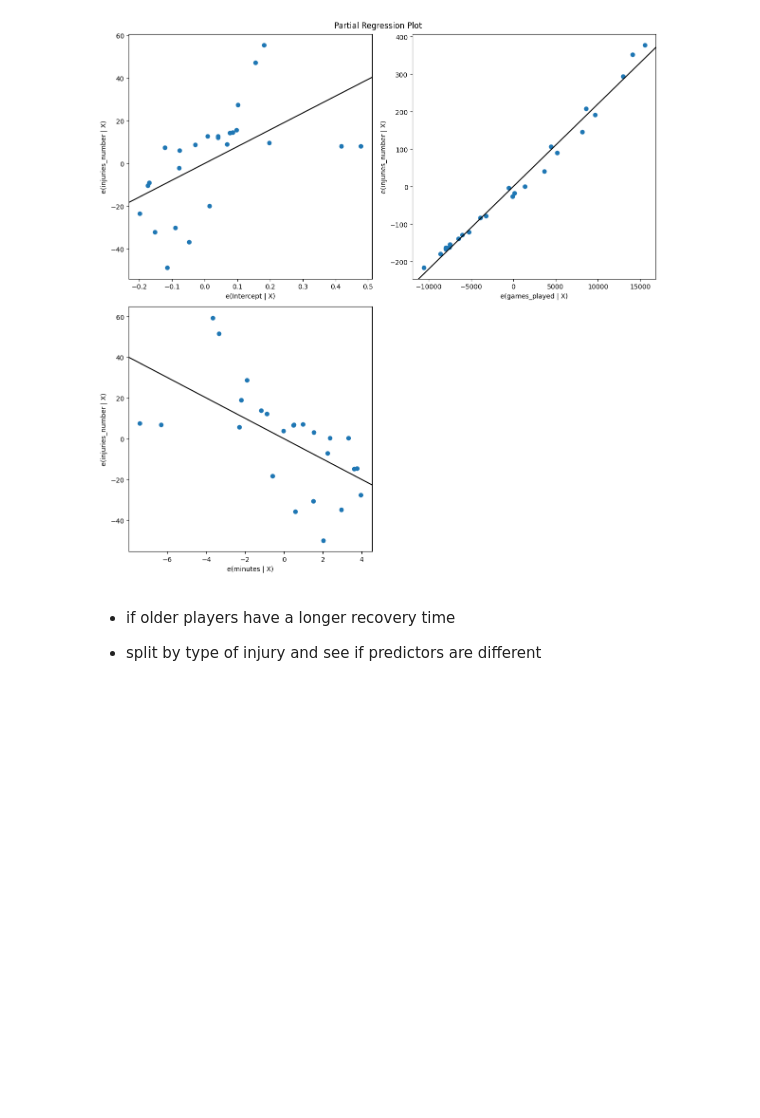
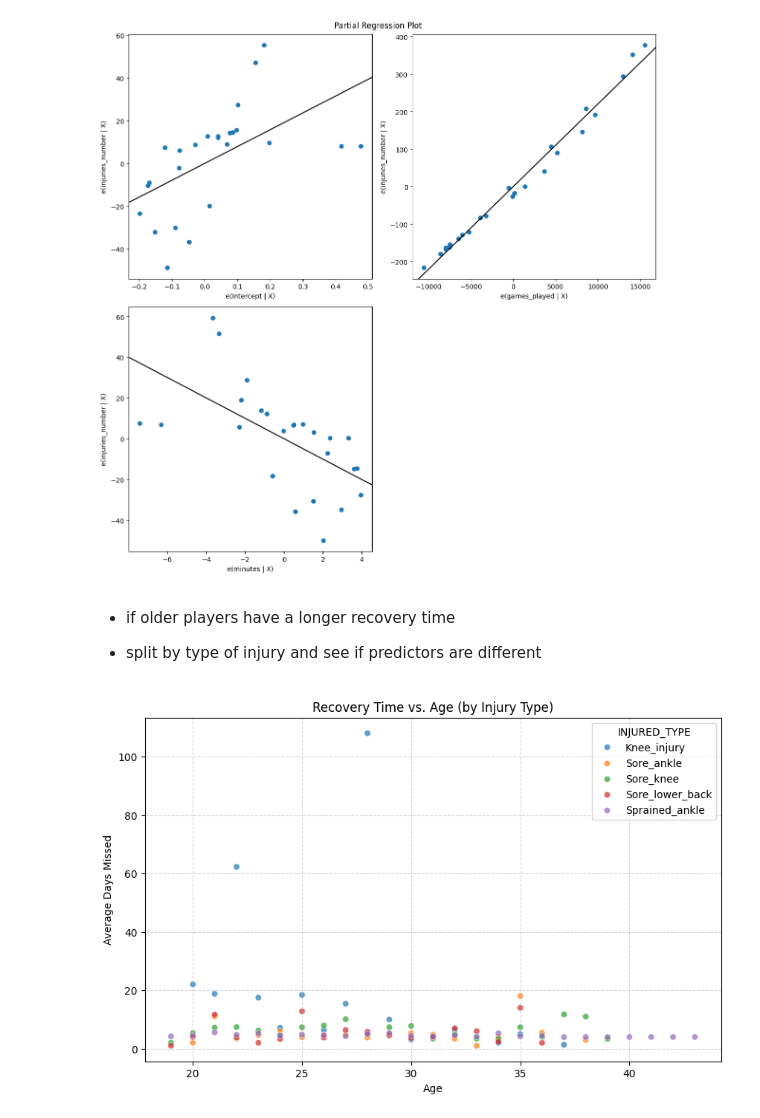
Before and after one commit to luciocanepa/data_science_project, a Jupyter notebook: regression.ipynb, the cells around one changed output. Cells and saved outputs as stored; diff of their text form; code cells hidden in the pictures; blank space fills up the shorter version.

```diff
--- a/regression.ipynb
+++ b/regression.ipynb
@@ -389,3 +393,32 @@ plot_part_reg(res_multiple)
 - if older players have a longer recovery time
 
 - split by type of injury and see if predictors are different
+# %%
+age_recoverytime = db[["AGE", "DAYS MISSED", "INJURED_TYPE"]].copy()
+recovery_by_age_and_type = age_recoverytime.groupby(['INJURED_TYPE', 'AGE'])['DAYS MISSED'].mean().reset_index()
+
+age_recoverytime.head()
+
+plt.figure(figsize=(10, 6))
+
+# Create the scatter plot
+sns.scatterplot(
+    data=recovery_by_age_and_type,
+    x='AGE',
+    y='DAYS MISSED',
+    hue='INJURED_TYPE',
+    alpha=0.7  # Adjust transparency for better readability
+)
+
+# Add title and labels
+plt.title("Recovery Time vs. Age (by Injury Type)")
+plt.xlabel("Age")
+plt.ylabel("Average Days Missed")
+
+# Show grid for better visualization
+plt.grid(True, linestyle="--", alpha=0.5)
+
+# Display the plot
+plt.show()
+# %% [output]
+[figure, added]
```
Also changed, not shown: parts of 12 cells of this notebook.
